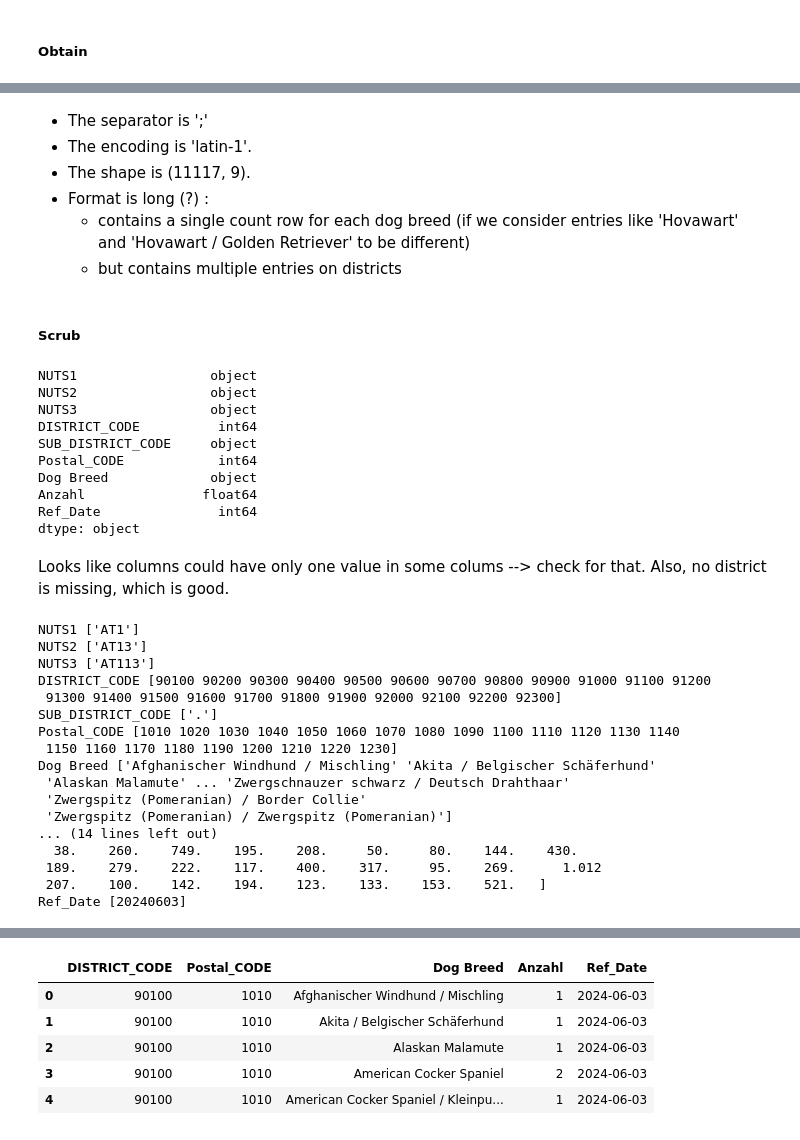
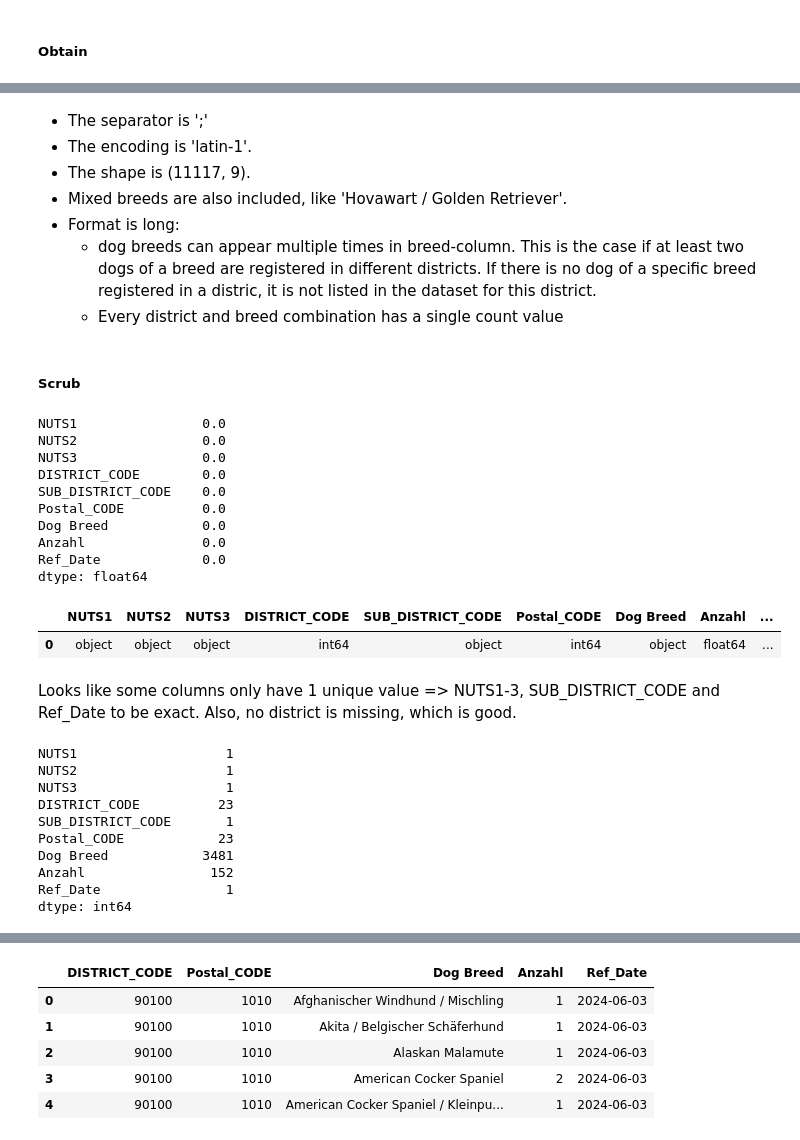
Before and after one commit to theresanother1/dee24-group-project, a Jupyter notebook: prj01.ipynb, the cells around one changed output, grey strips where cells are left out. Cells and saved outputs as stored; diff of their text form; code cells hidden in the pictures.

```diff
--- a/prj01.ipynb
+++ b/prj01.ipynb
@@ -205,47 +223,43 @@ Dataframe shape:  (11117, 9)
 * The separator is ';'
 * The encoding is 'latin-1'.
 * The shape is (11117, 9).
-* Format is long (?) :
-  * contains a single count row for each dog breed (if we consider entries like 'Hovawart' and 'Hovawart / Golden Retriever' to be different)
-  * but contains multiple entries on districts
+* Mixed breeds are also included, like 'Hovawart / Golden Retriever'.
+* Format is long:
+  * dog breeds can appear multiple times in breed-column. This is the case if at least two dogs of a breed are registered in different districts. If there is no dog of a specific breed registered in a distric, it is not listed in the dataset for this district.
+  * Every district and breed combination has a single count value
 # %% [markdown]
 ##### Scrub
+# %%
+# check columns and their missing data ratio => no missing data
+((dog_types_2024.isnull().sum() / len(dog_types_2024)) * 100).sort_values(ascending=False)
+# %% [output]
+NUTS1                0.0
+NUTS2                0.0
+NUTS3                0.0
+DISTRICT_CODE        0.0
+SUB_DISTRICT_CODE    0.0
+Postal_CODE          0.0
+Dog Breed            0.0
+Anzahl               0.0
+Ref_Date             0.0
+dtype: float64
 # %%
-print(dog_types_2024.dtypes)
+dog_types_2024.dtypes.to_frame().T
 # %% [output]
-NUTS1                 object
-NUTS2                 object
-NUTS3                 object
-DISTRICT_CODE          int64
-SUB_DISTRICT_CODE     object
-Postal_CODE            int64
-Dog Breed             object
-Anzahl               float64
-Ref_Date               int64
-dtype: object
+|  | NUTS1 | NUTS2 | NUTS3 | DISTRICT_CODE | SUB_DISTRICT_CODE | Postal_CODE | Dog Breed | Anzahl | ... |
+| 0 | object | object | object | int64 | object | int64 | object | float64 | ... |
 # %% [markdown]
-Looks like columns could have only one value in some colums --> check for that. Also, no district is missing, which is good.
+Looks like some columns only have 1 unique value => NUTS1-3, SUB_DISTRICT_CODE and Ref_Date to be exact. Also, no district is missing, which is good.
-# %%
-def check_unique_values(df):
-    for col in df.columns:
-        print(col, df[col].unique())
-
-check_unique_values(dog_types_2024)
-# %% [output]
-NUTS1 ['AT1']
-NUTS2 ['AT13']
-NUTS3 ['AT113']
-DISTRICT_CODE [90100 90200 90300 90400 90500 90600 90700 90800 90900 91000 91100 91200
- 91300 91400 91500 91600 91700 91800 91900 92000 92100 92200 92300]
-SUB_DISTRICT_CODE ['.']
-Postal_CODE [1010 1020 1030 1040 1050 1060 1070 1080 1090 1100 1110 1120 1130 1140
- 1150 1160 1170 1180 1190 1200 1210 1220 1230]
-Dog Breed ['Afghanischer Windhund / Mischling' 'Akita / Belgischer Schäferhund'
- 'Alaskan Malamute' ... 'Zwergschnauzer schwarz / Deutsch Drahthaar'
- 'Zwergspitz (Pomeranian) / Border Collie'
- 'Zwergspitz (Pomeranian) / Zwergspitz (Pomeranian)']
-... (14 lines left out)
-  38.    260.    749.    195.    208.     50.     80.    144.    430.
- 189.    279.    222.    117.    400.    317.     95.    269.      1.012
- 207.    100.    142.    194.    123.    133.    153.    521.   ]
-Ref_Date [20240603]
+# %%
+dog_types_2024.nunique()
+# %% [output]
+NUTS1                   1
+NUTS2                   1
+NUTS3                   1
+DISTRICT_CODE          23
+SUB_DISTRICT_CODE       1
+Postal_CODE            23
+Dog Breed            3481
+Anzahl                152
+Ref_Date                1
+dtype: int64
```
Also changed, not shown: parts of 51 cells of this notebook.
